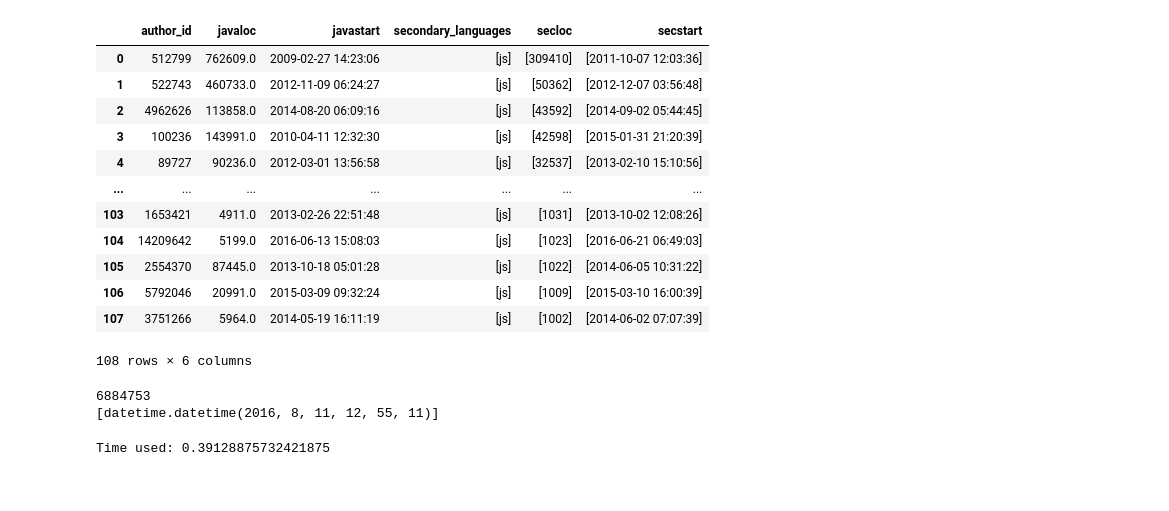
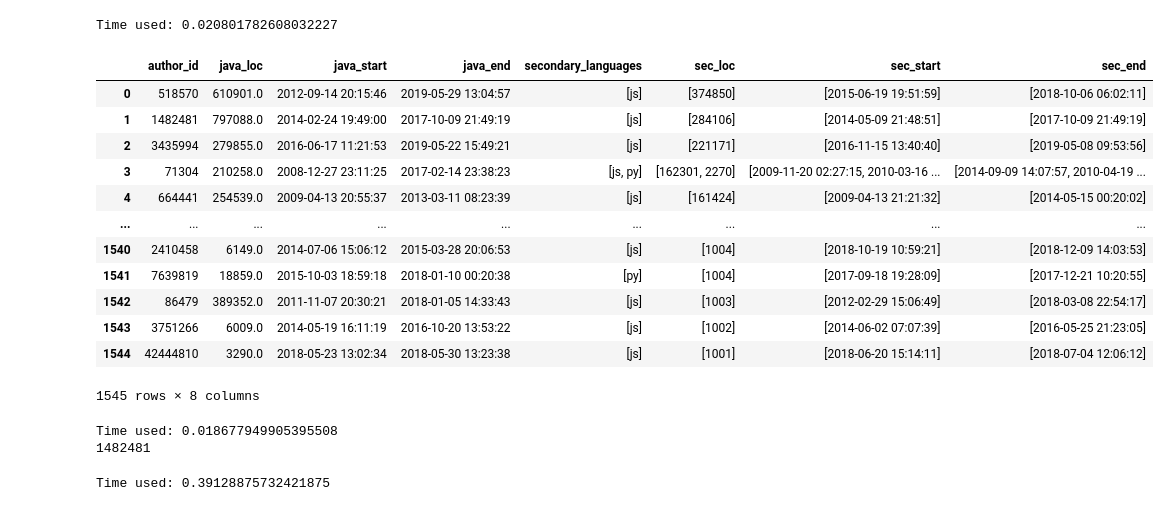
Before and after one commit to LeonBein/CRM20, a Jupyter notebook: UserAnalysis.ipynb, the cells around one changed output. Drawn from its saved outputs; the diff is of its cells as text; code cells hidden in the pictures.

```diff
--- a/UserAnalysis.ipynb
+++ b/UserAnalysis.ipynb
@@ -9,33 +6,34 @@ The autoreload extension is already loaded. To reload it, use:
 # %%
 polyglots = dbUtils.runQuery('''
     SELECT * FROM crm20.lb_polyglots
-    ORDER BY secloc DESC
+    ORDER BY sec_loc DESC
 ''', True)
 display(polyglots)
 # %% [output]
+Time used: 0.020801782608032227
-|  | author_id | javaloc | javastart | secondary_languages | secloc | secstart |
-| 0 | 512799 | 762609.0 | 2009-02-27 14:23:06 | [js] | [309410] | [2011-10-07 12:03:36] |
-| 1 | 522743 | 460733.0 | 2012-11-09 06:24:27 | [js] | [50362] | [2012-12-07 03:56:48] |
-| 2 | 4962626 | 113858.0 | 2014-08-20 06:09:16 | [js] | [43592] | [2014-09-02 05:44:45] |
-| 3 | 100236 | 143991.0 | 2010-04-11 12:32:30 | [js] | [42598] | [2015-01-31 21:20:39] |
-| 4 | 89727 | 90236.0 | 2012-03-01 13:56:58 | [js] | [32537] | [2013-02-10 15:10:56] |
-| ... | ... | ... | ... | ... | ... | ... |
-| 103 | 1653421 | 4911.0 | 2013-02-26 22:51:48 | [js] | [1031] | [2013-10-02 12:08:26] |
-| 104 | 14209642 | 5199.0 | 2016-06-13 15:08:03 | [js] | [1023] | [2016-06-21 06:49:03] |
-| 105 | 2554370 | 87445.0 | 2013-10-18 05:01:28 | [js] | [1022] | [2014-06-05 10:31:22] |
-| 106 | 5792046 | 20991.0 | 2015-03-09 09:32:24 | [js] | [1009] | [2015-03-10 16:00:39] |
-| 107 | 3751266 | 5964.0 | 2014-05-19 16:11:19 | [js] | [1002] | [2014-06-02 07:07:39] |
+|  | author_id | java_loc | java_start | java_end | secondary_languages | sec_loc | sec_start | sec_end |
+| 0 | 518570 | 610901.0 | 2012-09-14 20:15:46 | 2019-05-29 13:04:57 | [js] | [374850] | [2015-06-19 19:51:59] | [2018-10-06 06:02:11] |
+| 1 | 1482481 | 797088.0 | 2014-02-24 19:49:00 | 2017-10-09 21:49:19 | [js] | [284106] | [2014-05-09 21:48:51] | [2017-10-09 21:49:19] |
+| 2 | 3435994 | 279855.0 | 2016-06-17 11:21:53 | 2019-05-22 15:49:21 | [js] | [221171] | [2016-11-15 13:40:40] | [2019-05-08 09:53:56] |
+| 3 | 71304 | 210258.0 | 2008-12-27 23:11:25 | 2017-02-14 23:38:23 | [js, py] | [162301, 2270] | [2009-11-20 02:27:15, 2010-03-16 ... | [2014-09-09 14:07:57, 2010-04-19 ... |
+| 4 | 664441 | 254539.0 | 2009-04-13 20:55:37 | 2013-03-11 08:23:39 | [js] | [161424] | [2009-04-13 21:21:32] | [2014-05-15 00:20:02] |
+| ... | ... | ... | ... | ... | ... | ... | ... | ... |
+| 1540 | 2410458 | 6149.0 | 2014-07-06 15:06:12 | 2015-03-28 20:06:53 | [js] | [1004] | [2018-10-19 10:59:21] | [2018-12-09 14:03:53] |
+| 1541 | 7639819 | 18859.0 | 2015-10-03 18:59:18 | 2018-01-10 00:20:38 | [py] | [1004] | [2017-09-18 19:28:09] | [2017-12-21 10:20:55] |
+| 1542 | 86479 | 389352.0 | 2011-11-07 20:30:21 | 2018-01-05 14:33:43 | [js] | [1003] | [2012-02-29 15:06:49] | [2018-03-08 22:54:17] |
+| 1543 | 3751266 | 6009.0 | 2014-05-19 16:11:19 | 2016-10-20 13:53:22 | [js] | [1002] | [2014-06-02 07:07:39] | [2016-05-25 21:23:05] |
+| 1544 | 42444810 | 3290.0 | 2018-05-23 13:02:34 | 2018-05-30 13:23:38 | [js] | [1001] | [2018-06-20 15:14:11] | [2018-07-04 12:06:12] |
-108 rows × 6 columns
+1545 rows × 8 columns
 # %%
 testUserRow = dbUtils.runQuery('''
     SELECT * FROM crm20.lb_polyglots
-    ORDER BY secloc DESC
+    ORDER BY sec_loc DESC
 ''', True).iloc[1]
 testUser = testUserRow['author_id']
 print(testUser)
 # %% [output]
-6884753
-[datetime.datetime(2016, 8, 11, 12, 55, 11)]
+Time used: 0.018677949905395508
+1482481
 # %%
 testUserRepos = dbUtils.runQuery('''
     SELECT DISTINCT url
```
Also changed, not shown: parts of 3 cells of this notebook, 10 other files.
